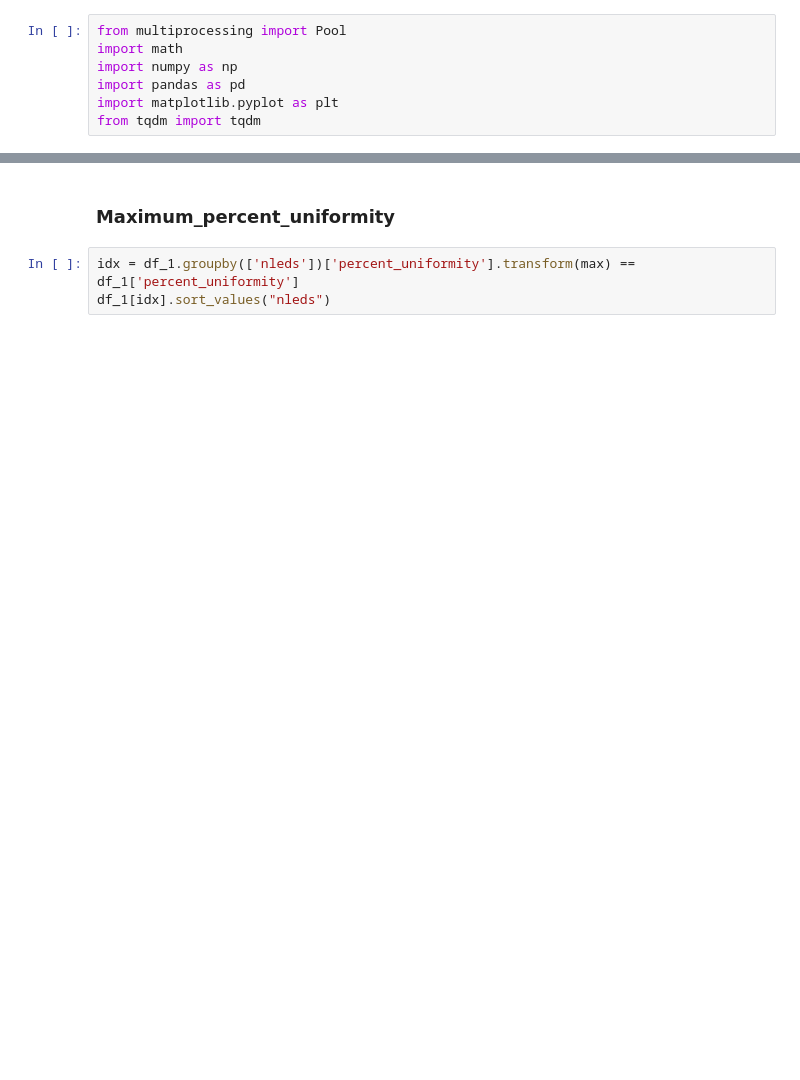
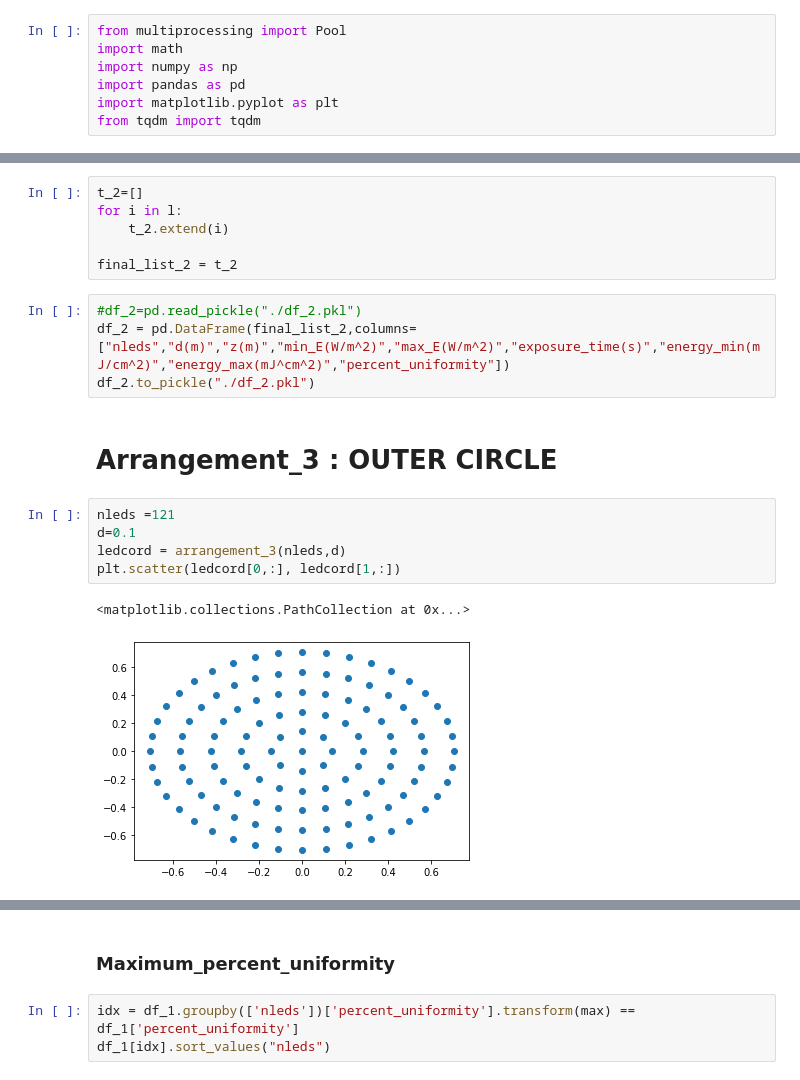
Before and after one commit to shubhranshsinghvi/Photolithography, a Jupyter notebook: Code/Ideal_UV_LED_model.ipynb, the cells around one changed output, grey strips where cells are left out. Cells and saved outputs as stored; diff of their text form; blank space fills up the shorter version.

```diff
--- a/Code/Ideal_UV_LED_model.ipynb
+++ b/Code/Ideal_UV_LED_model.ipynb
@@ -107,0 +195,20 @@ df_1
+# %%
+t_2=[]
+for i in l:
+    t_2.extend(i)
+
+final_list_2 = t_2
+# %%
+#df_2=pd.read_pickle("./df_2.pkl")
+df_2 = pd.DataFrame(final_list_2,columns=["nleds","d(m)","z(m)","min_E(W/m^2)","max_E(W/m^2)","exposure_time(s)","energy_min(mJ/cm^2)","energy_max(mJ^cm^2)","percent_uniformity"])
+df_2.to_pickle("./df_2.pkl")
+# %% [markdown]
+# Arrangement_3 : OUTER CIRCLE
+# %%
+nleds =121
+d=0.1
+ledcord = arrangement_3(nleds,d)
+plt.scatter(ledcord[0,:], ledcord[1,:])
+# %% [output]
+<matplotlib.collections.PathCollection at 0x...>
+[figure, added]
```
Also changed, not shown: parts of 56 cells of this notebook, 2 other files.
